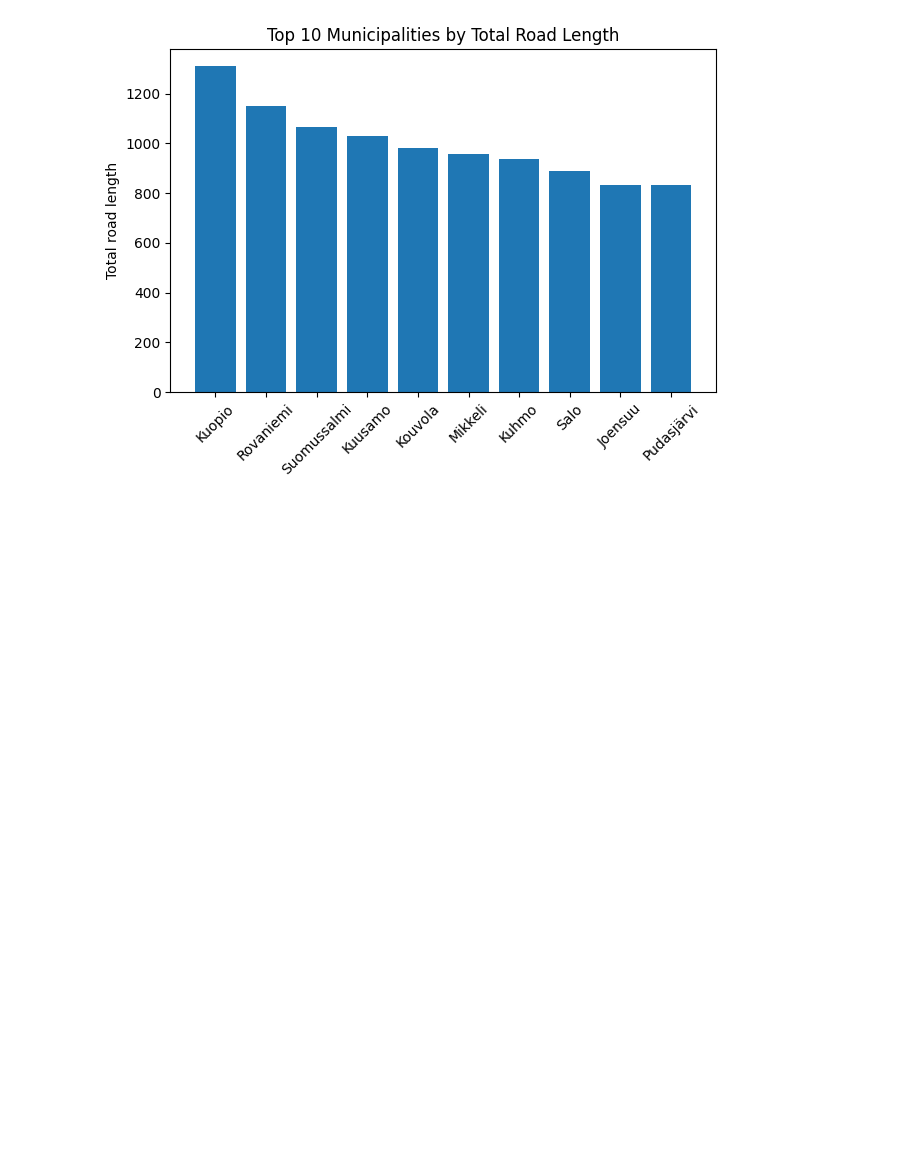
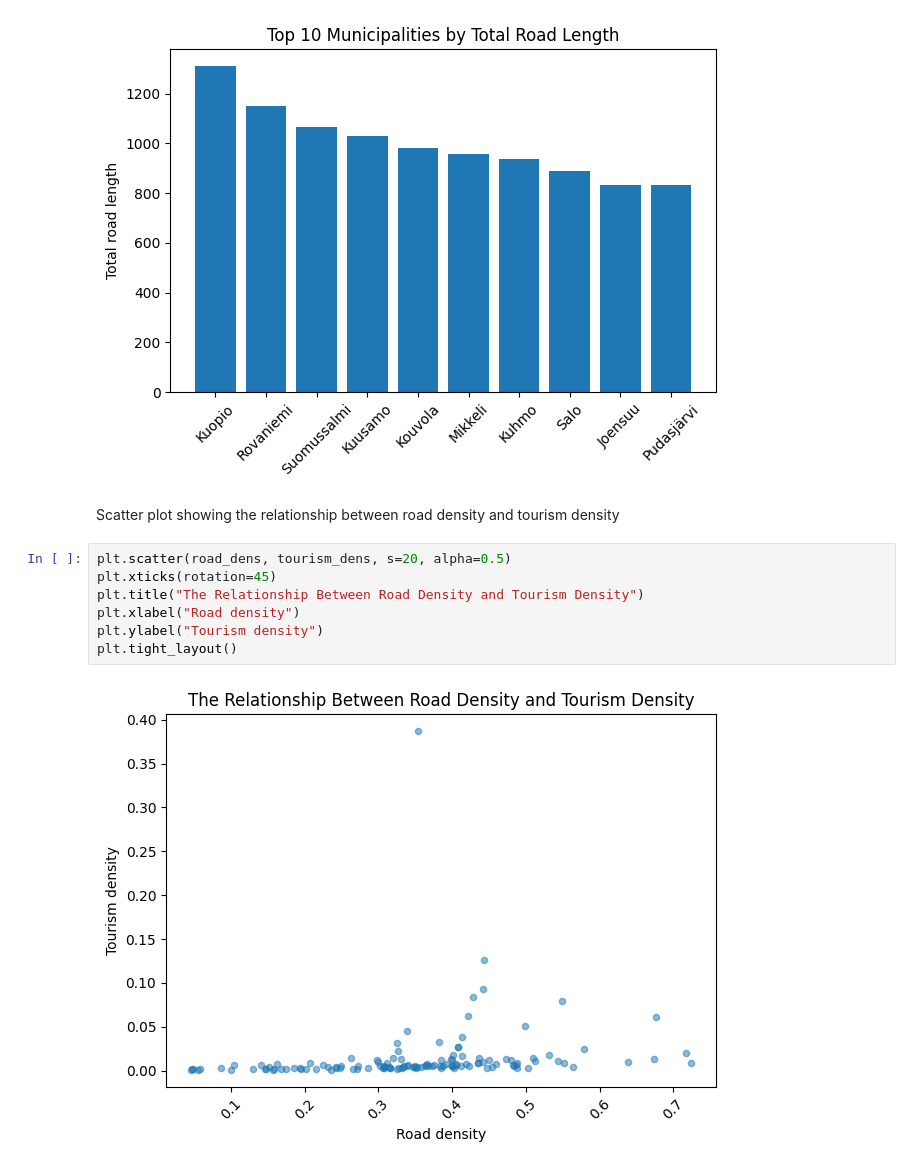
Before and after one commit to selmuu/Main-Assignment-03---Data-Analytics, a Jupyter notebook: matplotlib.ipynb, the cells around one changed output. Drawn from its saved outputs; the diff is of its cells as text; blank space fills up the shorter version.

Commit message:
Added scatter plot showing road density vs tourism density

```diff
--- a/matplotlib.ipynb
+++ b/matplotlib.ipynb
@@ -104,3 +104,14 @@ plt.ylabel("Total road length")
 plt.tight_layout()
 # %% [output]
 [figure]
+# %% [markdown]
+Scatter plot showing the relationship between road density and tourism density
+# %%
+plt.scatter(road_dens, tourism_dens, s=20, alpha=0.5)
+plt.xticks(rotation=45)
+plt.title("The Relationship Between Road Density and Tourism Density")
+plt.xlabel("Road density")
+plt.ylabel("Tourism density")
+plt.tight_layout()
+# %% [output]
+[figure, added]
```
